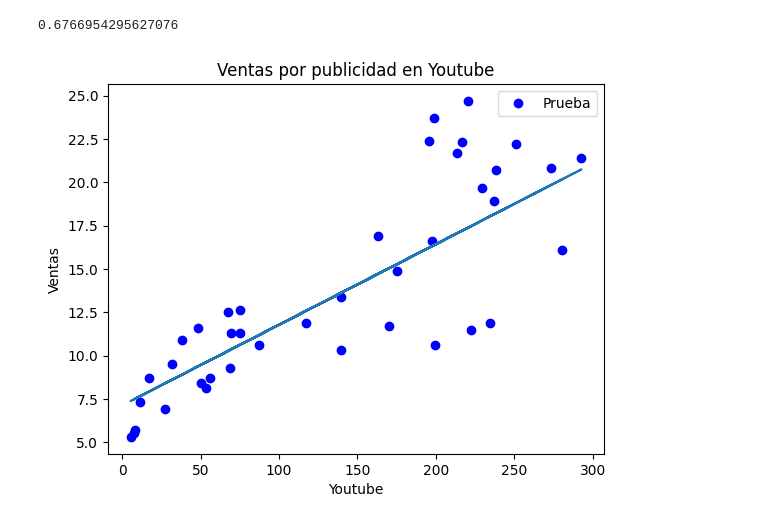
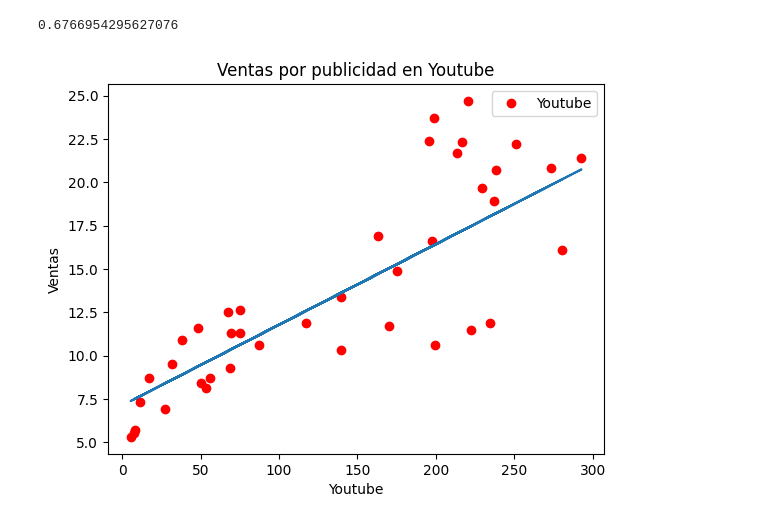
Before and after one commit to jeo20/inset_colab, a Jupyter notebook: Regresión_lineal.ipynb, the cells around one changed output. Cells and saved outputs as stored; diff of their text form; code cells hidden in the pictures.

```diff
--- a/Regresión_lineal.ipynb
+++ b/Regresión_lineal.ipynb
@@ -6,5 +12,5 @@ import matplotlib.pyplot as plt
 # %%
-data = pd.read_csv('Ventaxpublicidad.csv')
+data = pd.read_csv('/content/sample_data/Ventaxpublicidad.csv')
 data.head()
 # %% [output]
 |  | Unnamed: 0 | youtube | facebook | radio | ventas |
@@ -123,12 +124,12 @@ r2_score(y_test, y_pred)
 # %% [output]
 0.6766954295627076
 # %%
-plt.plot(X_test, y_test, 'bo', label='Prueba')
+plt.plot(X_test, y_test, 'bo', label='Youtube',color='red')
 plt.plot(X_test, y_pred.reshape(-1, 1))
 plt.xlabel('Youtube')
 plt.ylabel('Ventas')
 plt.title('Ventas por publicidad en Youtube')
 plt.legend()
 plt.show()
 # %% [output]
-[figure, old version]
+[figure, new version]
```
Also changed, not shown: parts of 8 cells of this notebook.
